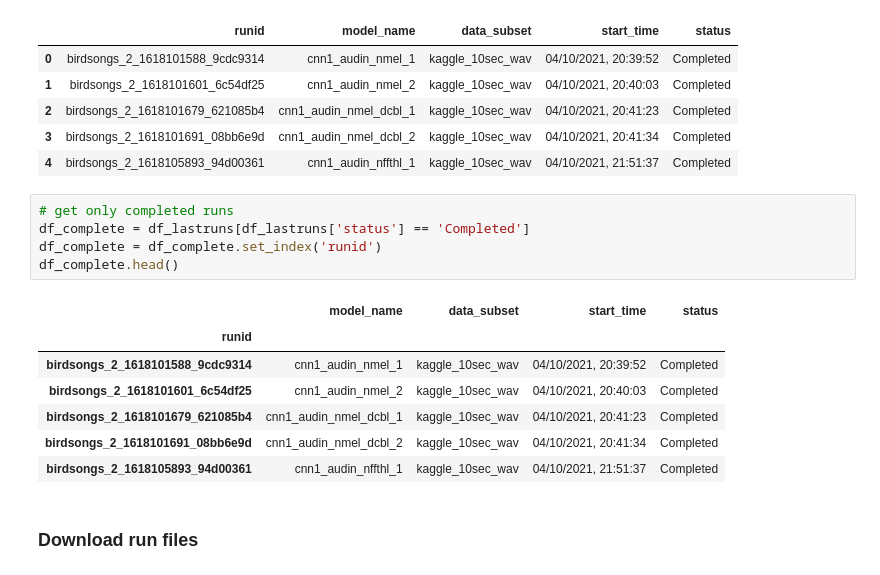
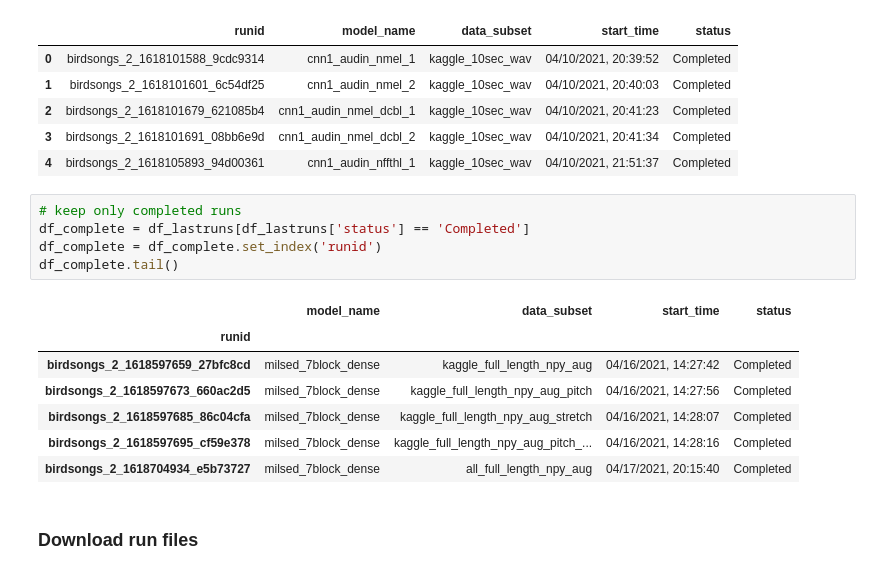
Before and after one commit to benbogart/bird_vocalization_classification, a Jupyter notebook: 05_Post-modeling_exploration.ipynb, the cells around one changed output. Cells and saved outputs as stored; diff of their text form.

```diff
--- a/05_Post-modeling_exploration.ipynb
+++ b/05_Post-modeling_exploration.ipynb
@@ -82,18 +79,18 @@ df_lastruns.head()
 | 3 | birdsongs_2_1618101691_08bb6e9d | cnn1_audin_nmel_dcbl_2 | kaggle_10sec_wav | 04/10/2021, 20:41:34 | Completed |
 | 4 | birdsongs_2_1618105893_94d00361 | cnn1_audin_nffthl_1 | kaggle_10sec_wav | 04/10/2021, 21:51:37 | Completed |
 # %%
-# get only completed runs
+# keep only completed runs
 df_complete = df_lastruns[df_lastruns['status'] == 'Completed']
 df_complete = df_complete.set_index('runid')
-df_complete.head()
+df_complete.tail()
 # %% [output]
 |  | model_name | data_subset | start_time | status |
 | runid |  |  |  |  |
-| birdsongs_2_1618101588_9cdc9314 | cnn1_audin_nmel_1 | kaggle_10sec_wav | 04/10/2021, 20:39:52 | Completed |
-| birdsongs_2_1618101601_6c54df25 | cnn1_audin_nmel_2 | kaggle_10sec_wav | 04/10/2021, 20:40:03 | Completed |
-| birdsongs_2_1618101679_621085b4 | cnn1_audin_nmel_dcbl_1 | kaggle_10sec_wav | 04/10/2021, 20:41:23 | Completed |
-| birdsongs_2_1618101691_08bb6e9d | cnn1_audin_nmel_dcbl_2 | kaggle_10sec_wav | 04/10/2021, 20:41:34 | Completed |
-| birdsongs_2_1618105893_94d00361 | cnn1_audin_nffthl_1 | kaggle_10sec_wav | 04/10/2021, 21:51:37 | Completed |
+| birdsongs_2_1618597659_27bfc8cd | milsed_7block_dense | kaggle_full_length_npy_aug | 04/16/2021, 14:27:42 | Completed |
+| birdsongs_2_1618597673_660ac2d5 | milsed_7block_dense | kaggle_full_length_npy_aug_pitch | 04/16/2021, 14:27:56 | Completed |
+| birdsongs_2_1618597685_86c04cfa | milsed_7block_dense | kaggle_full_length_npy_aug_stretch | 04/16/2021, 14:28:07 | Completed |
+| birdsongs_2_1618597695_cf59e378 | milsed_7block_dense | kaggle_full_length_npy_aug_pitch_... | 04/16/2021, 14:28:16 | Completed |
+| birdsongs_2_1618704934_e5b73727 | milsed_7block_dense | all_full_length_npy_aug | 04/17/2021, 20:15:40 | Completed |
 # %% [markdown]
 ### Download run files
 # %%
```
Also changed, not shown: parts of 59 cells of this notebook.
